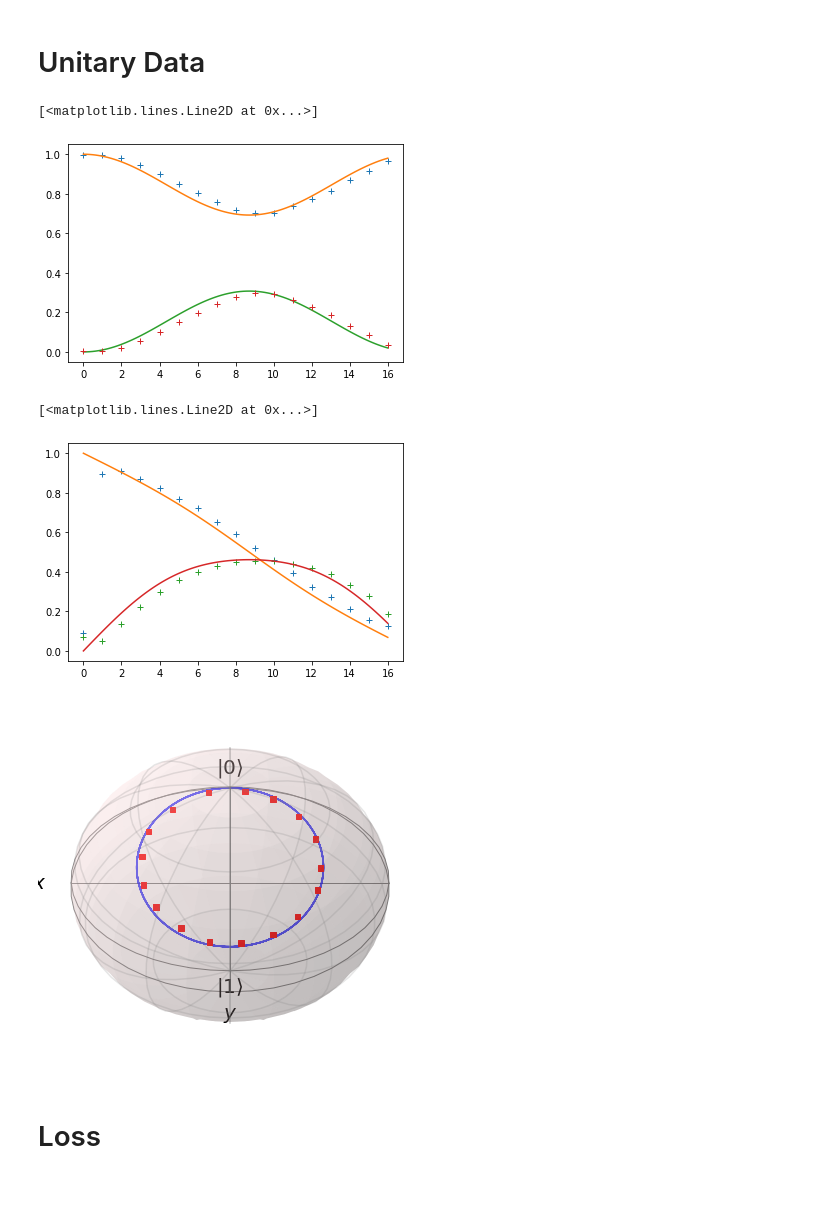
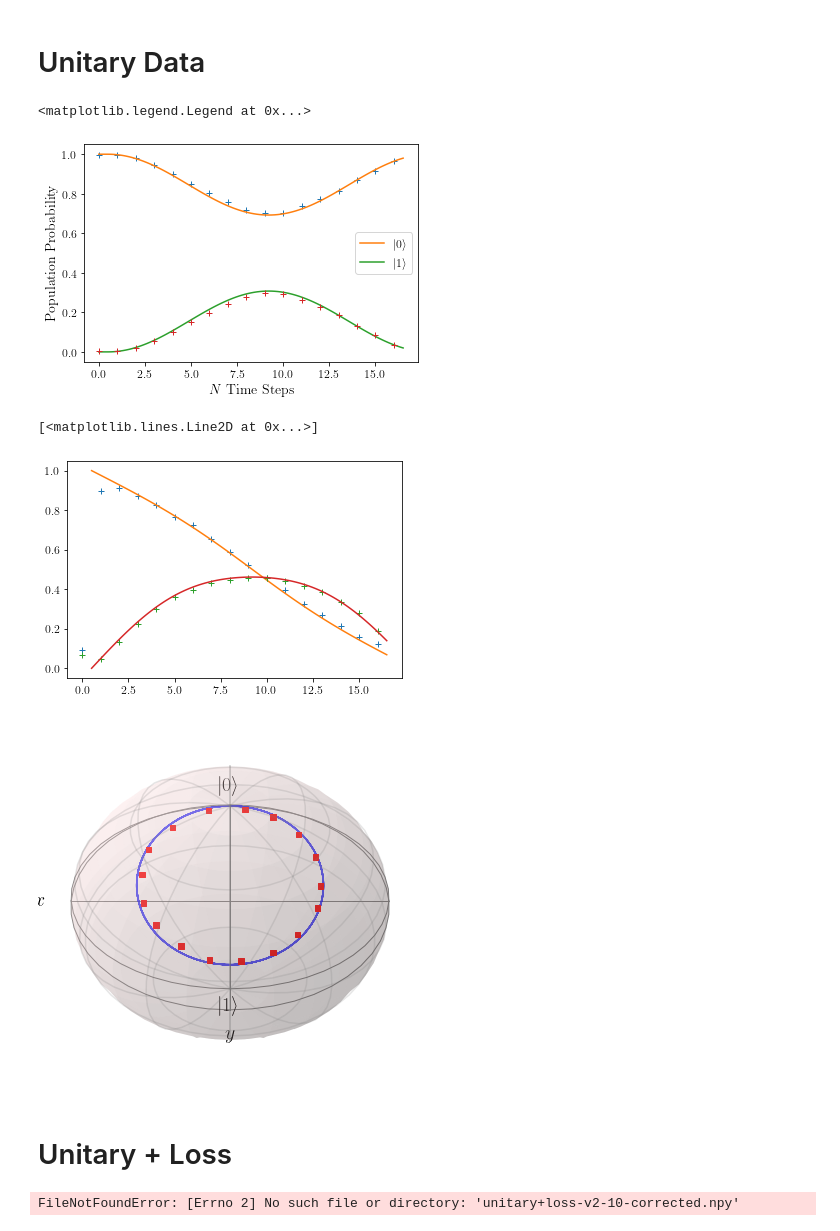
Before and after one commit to OliverDudgeon/QSync, a Jupyter notebook: experiment-plots.ipynb, the cells around one changed output. Drawn from its saved outputs; the diff is of its cells as text; code cells hidden in the pictures; blank space fills up the shorter version.

```diff
--- a/experiment-plots.ipynb
+++ b/experiment-plots.ipynb
@@ -8,7 +8,7 @@ from qutip import *
 # %% [markdown]
 # Unitary Data
 # %%
-states = np.load('unitary-v2-corrected.npy')
+states = np.load('results/unitary/unitary-v2-corrected.npy')
 
 # Populations
 ups = [state[0, 0].real for state in states]
@@ -27,13 +28,17 @@ cont_downs = [state[1, 1].real for state in result.states]
 # %%
 fig, ax = plt.subplots()
 
 ax.plot(ups, '+')
-ax.plot(t, cont_ups, '-')
-ax.plot(t, cont_downs, '-')
+ax.plot([0, *(t + 0.5)], [1, *cont_ups], '-', label=r"$|0\rangle$")
+ax.plot([0, *(t + 0.5)], [0, *cont_downs], '-', label=r"$|1\rangle$")
 ax.plot(downs, '+')
+
+ax.set_xlabel('$N$ Time Steps')
+ax.set_ylabel('Population Probability')
+ax.legend()
 # %% [output]
-[<matplotlib.lines.Line2D at 0x...>]
+<matplotlib.legend.Legend at 0x...>
-[figure, old version]
+[figure, new version]
 # %%
 # Coherences
 coh_arg = [np.angle(state[1, 0]) / np.pi for state in states]
@@ -45,12 +50,12 @@ cont_coh_mod = [np.abs(state[1, 0]) for state in result.states]
 fig, ax = plt.subplots()
 
 ax.plot(coh_arg, "+")
-ax.plot(t, -np.array(cont_coh_arg) + 1, "-")
+ax.plot(t + 0.5, -np.array(cont_coh_arg) + 1, "-")
 ax.plot(coh_mod, "+")
-ax.plot(t, cont_coh_mod, "-")
+ax.plot(t + 0.5, cont_coh_mod, "-")
 # %% [output]
 [<matplotlib.lines.Line2D at 0x...>]
-[figure, old version]
+[figure, new version]
 # %%
 detuning = 0.3
 signal_strength = 0.2
@@ -65,6 +70,16 @@ b.add_points(points, meth="s")
 b.view = [0, 40]
 b.show()
 # %% [output]
-[figure, old version]
+[figure, new version]
 # %% [markdown]
-# Loss
+# Unitary + Loss
+# %%
+dat = np.load(f'unitary+loss-v2-10-corrected.npy')
+b = Bloch()
+points = dm2bloch(dat)
+b.add_points(points, meth="s")
+b.add_points(points, meth="l")
+b.view = [0, 70]
+b.show()
+# %% [output]
+FileNotFoundError: [Errno 2] No such file or directory: 'unitary+loss-v2-10-corrected.npy'
```
Also changed, not shown: parts of 21 cells of this notebook, 53 other files.
